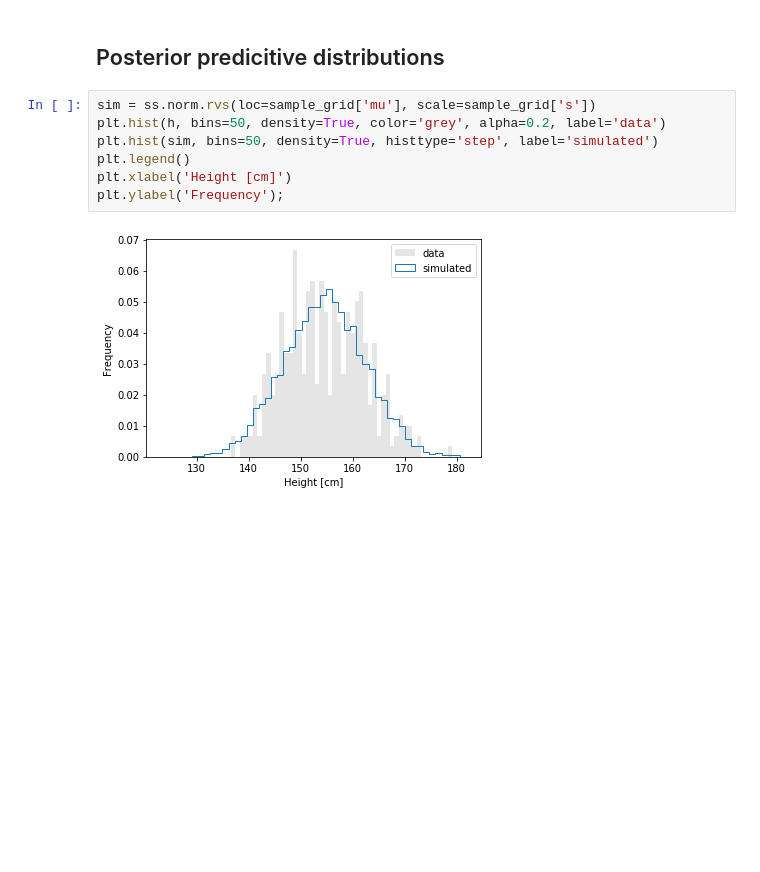
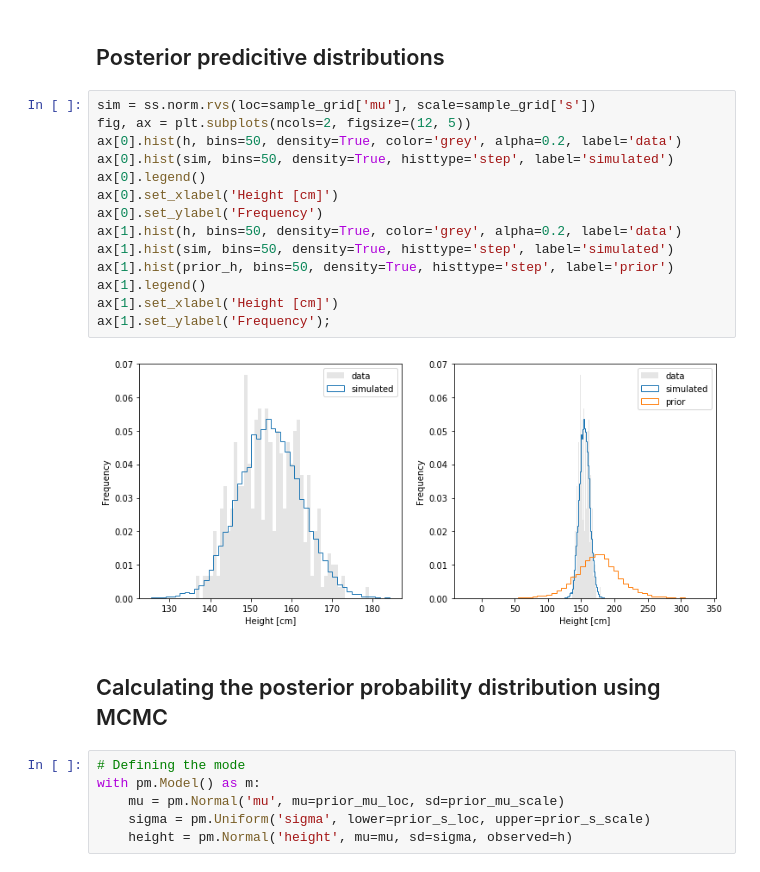
Before and after one commit to srossell/rethinking, a Jupyter notebook: 02_single_var_gaussian.ipynb, the cells around one changed output. Cells and saved outputs as stored; diff of their text form; blank space fills up the shorter version.

```diff
--- a/02_single_var_gaussian.ipynb
+++ b/02_single_var_gaussian.ipynb
@@ -150,10 +150,25 @@ fig.tight_layout()
 ## Posterior predicitive distributions
 # %%
 sim = ss.norm.rvs(loc=sample_grid['mu'], scale=sample_grid['s'])
-plt.hist(h, bins=50, density=True, color='grey', alpha=0.2, label='data')
-plt.hist(sim, bins=50, density=True, histtype='step', label='simulated')
-plt.legend()
-plt.xlabel('Height [cm]')
-plt.ylabel('Frequency');
+fig, ax = plt.subplots(ncols=2, figsize=(12, 5))
+ax[0].hist(h, bins=50, density=True, color='grey', alpha=0.2, label='data')
+ax[0].hist(sim, bins=50, density=True, histtype='step', label='simulated')
+ax[0].legend()
+ax[0].set_xlabel('Height [cm]')
+ax[0].set_ylabel('Frequency')
+ax[1].hist(h, bins=50, density=True, color='grey', alpha=0.2, label='data')
+ax[1].hist(sim, bins=50, density=True, histtype='step', label='simulated')
+ax[1].hist(prior_h, bins=50, density=True, histtype='step', label='prior')
+ax[1].legend()
+ax[1].set_xlabel('Height [cm]')
+ax[1].set_ylabel('Frequency');
 # %% [output]
-[figure, old version]
+[figure, new version]
+# %% [markdown]
+## Calculating the posterior probability distribution using MCMC
+# %%
+# Defining the mode
+with pm.Model() as m:
+    mu = pm.Normal('mu', mu=prior_mu_loc, sd=prior_mu_scale)
+    sigma = pm.Uniform('sigma', lower=prior_s_loc, upper=prior_s_scale)
+    height = pm.Normal('height', mu=mu, sd=sigma, observed=h)
```
Also changed, not shown: parts of 9 cells of this notebook.
